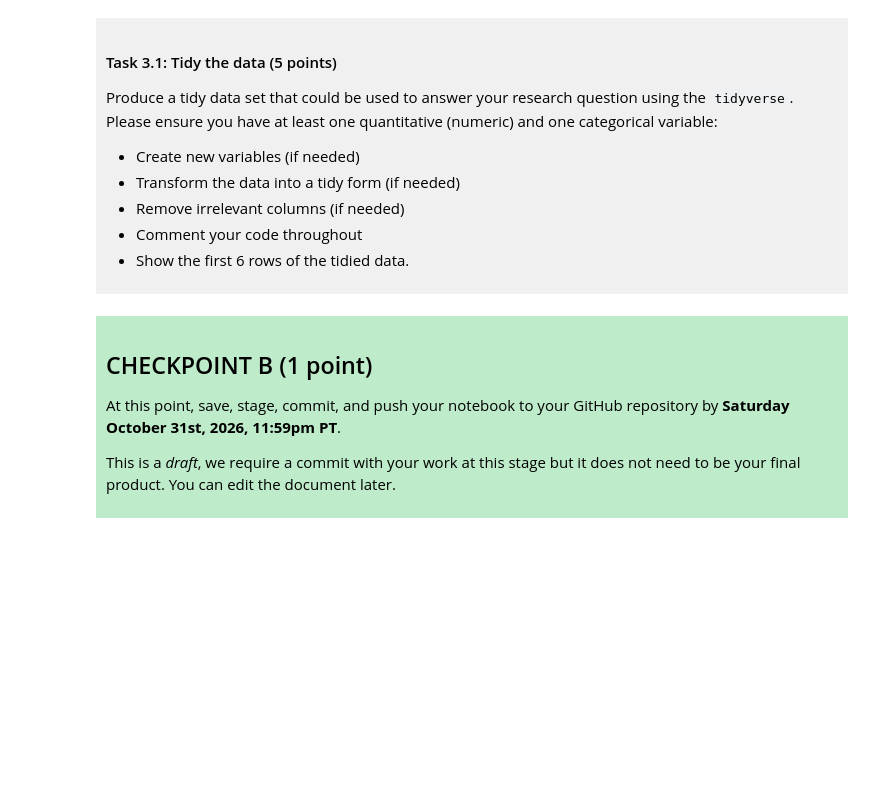
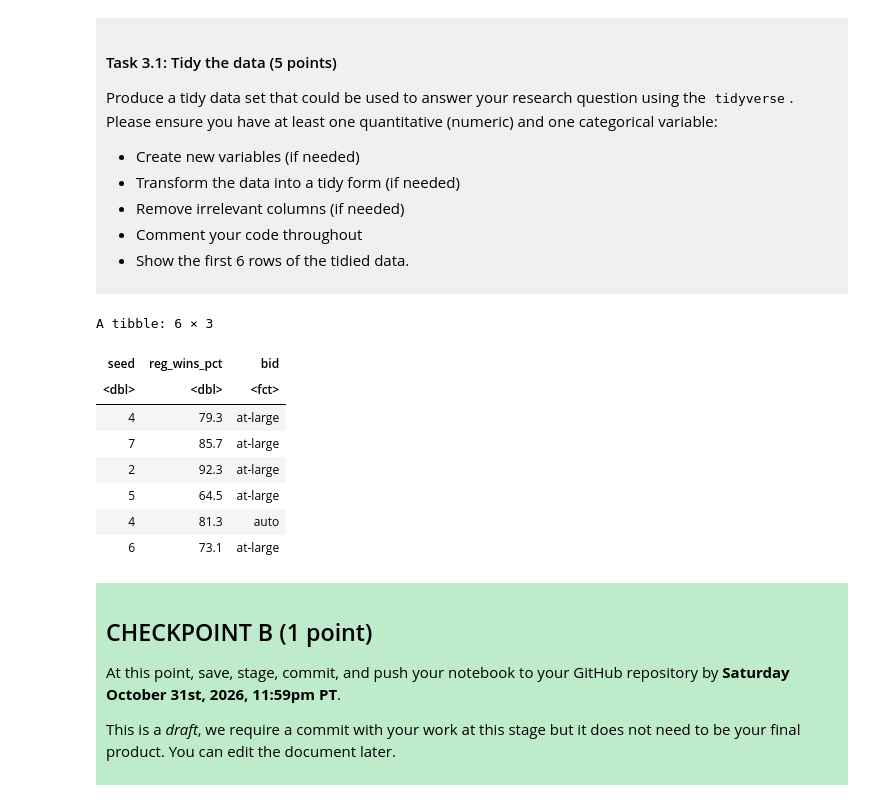
Before and after one commit to vtang06/dsci-100-project-vincent-tang, a Jupyter notebook: dsci-100-project-notebook.ipynb, the cells around one changed output. Drawn from its saved outputs; the diff is of its cells as text; code cells hidden in the pictures; blank space fills up the shorter version.

```diff
--- a/dsci-100-project-notebook.ipynb
+++ b/dsci-100-project-notebook.ipynb
@@ -189,7 +210,28 @@ Produce a tidy data set that could be used to answer your research question usin
 
 </div>
 # %%
-### EDIT THIS CODE CELL ###
+# Select the variables for research question
+basketball_tidy <- basketball_data |>
+    select(seed, reg_wins_pct, bid) |>
+
+    # Remove rows with missing values
+    filter(!is.na(seed), !is.na(reg_wins_pct), !is.na(bid)) |>
+
+    # Convert bid into a categorical variable
+    mutate(bid = as_factor(bid))
+
+# Show the first 6 rows of the tidy dataset
+head(basketball_tidy)
+# %% [output]
+A tibble: 6 × 3
+| seed | reg_wins_pct | bid |
+| <dbl> | <dbl> | <fct> |
+| 4 | 79.3 | at-large |
+| 7 | 85.7 | at-large |
+| 2 | 92.3 | at-large |
+| 5 | 64.5 | at-large |
+| 4 | 81.3 | auto |
+| 6 | 73.1 | at-large |
 # %% [markdown]
 <div style="background-color: #beebca; padding: 10px;">
 
```
Also changed, not shown: parts of 3 cells of this notebook.
